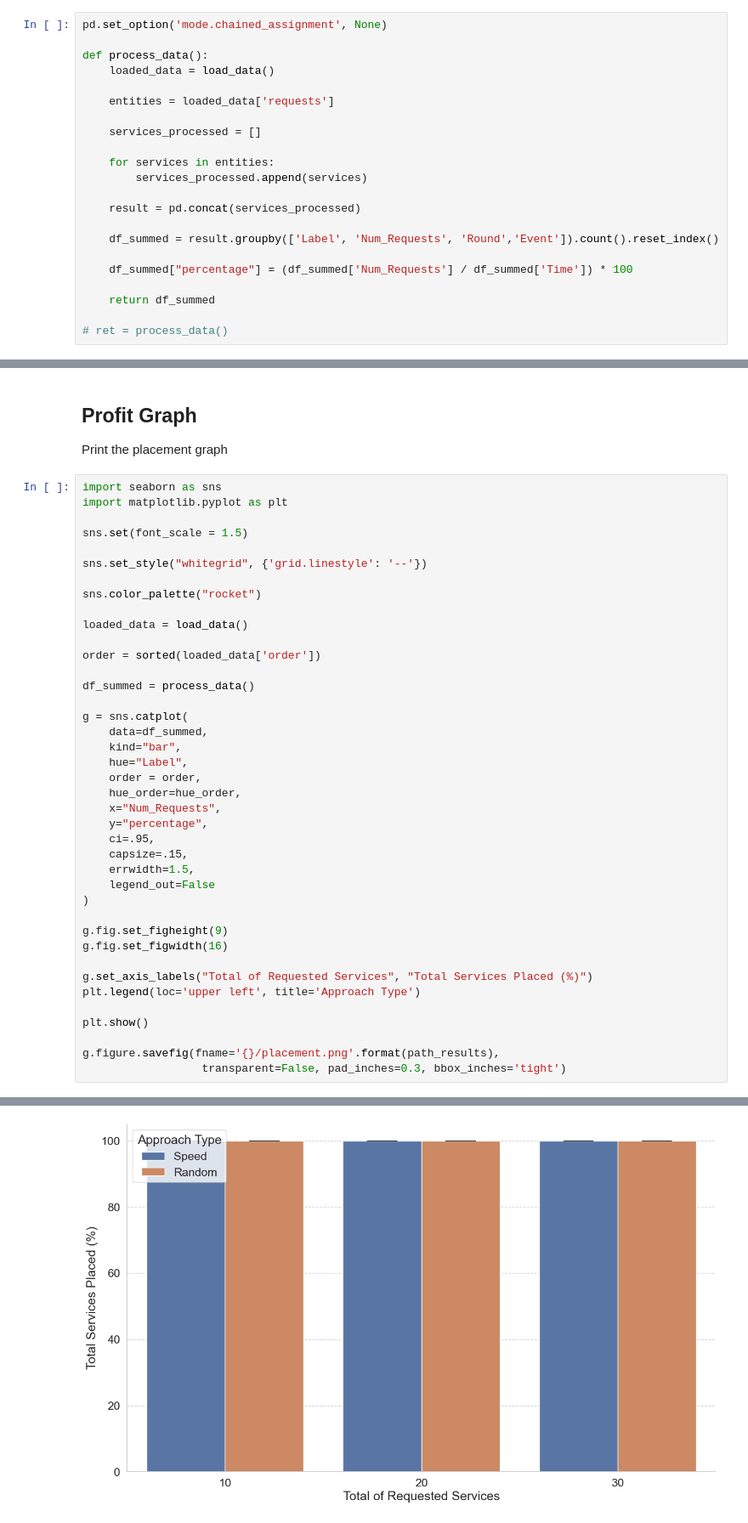
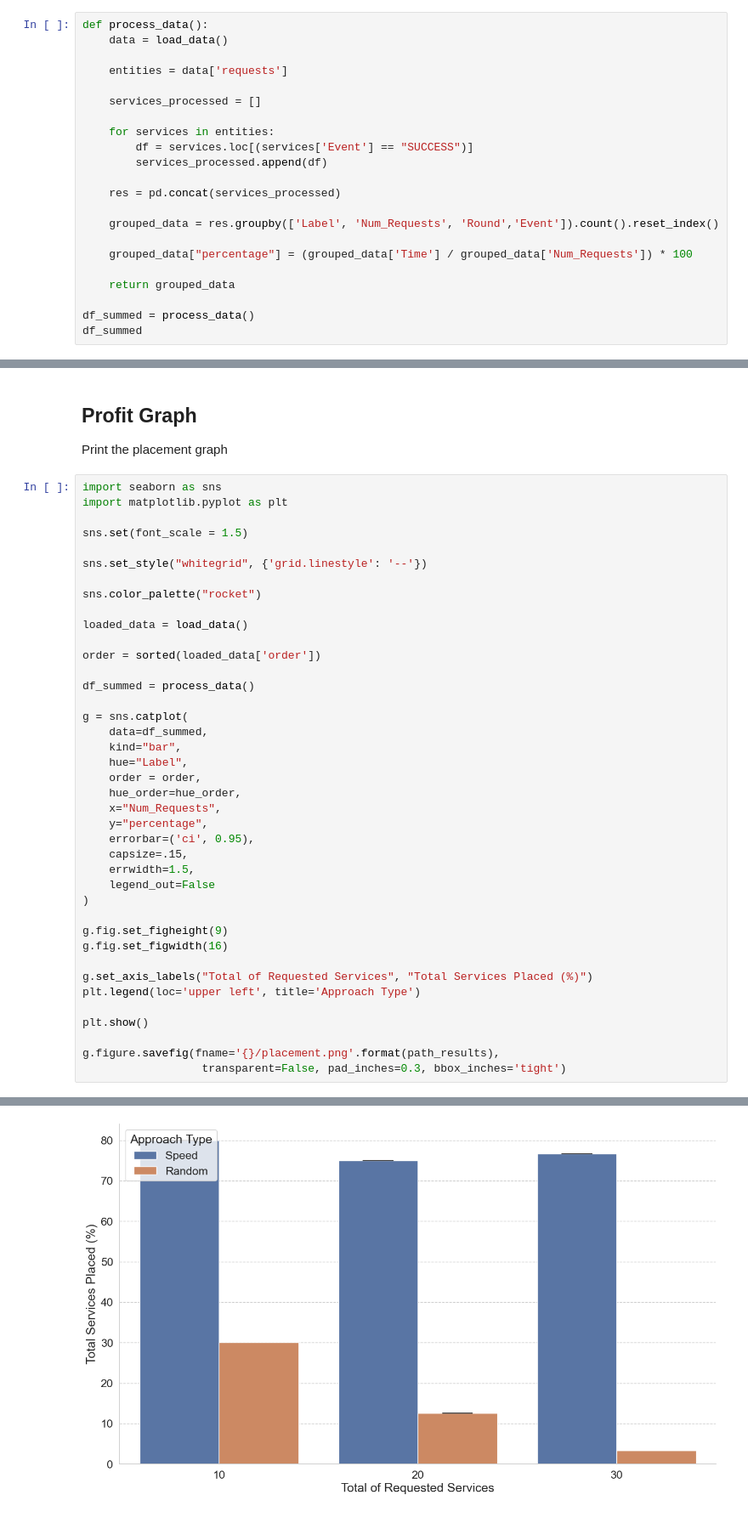
Before and after one commit to anselmobattisti/speed, a Jupyter notebook: experiments/A1/notebook/notebook.ipynb, the cells around one changed output, grey strips where cells are left out. Shown: that part at 85% size. Cells and saved outputs as stored; diff of their text form.

Commit message:
Notebook for first graph.

```diff
--- a/experiments/A1/notebook/notebook.ipynb
+++ b/experiments/A1/notebook/notebook.ipynb
@@ -59,24 +59,24 @@ def load_data():
 
     return data
 # %%
-pd.set_option('mode.chained_assignment', None)
+def process_data():
+    data = load_data()
 
-def process_data():
-    loaded_data = load_data()
-
-    entities = loaded_data['requests']
+    entities = data['requests']
 
     services_processed = []
 
     for services in entities:
-        services_processed.append(services)
+        df = services.loc[(services['Event'] == "SUCCESS")]
+        services_processed.append(df)
 
-    result = pd.concat(services_processed)
+    res = pd.concat(services_processed)
 
-    df_summed = result.groupby(['Label', 'Num_Requests', 'Round','Event']).count().reset_index()
+    grouped_data = res.groupby(['Label', 'Num_Requests', 'Round','Event']).count().reset_index()
 
-    df_summed["percentage"] = (df_summed['Num_Requests'] / df_summed['Time']) * 100
+    grouped_data["percentage"] = (grouped_data['Time'] / grouped_data['Num_Requests']) * 100
 
-    return df_summed
+    return grouped_data
 
-# ret = process_data()
+df_summed = process_data()
+df_summed
@@ -108,7 +120,7 @@ g = sns.catplot(
     hue_order=hue_order,
     x="Num_Requests",
     y="percentage",
-    ci=.95,
+    errorbar=('ci', 0.95),
     capsize=.15,
     errwidth=1.5,
     legend_out=False
@@ -131,4 +140,4 @@ The `ci` parameter is deprecated. Use `errorbar=('ci', 0.95)` for the same effec
-[figure, old version]
+[figure, new version]
 # %%
 import seaborn as sns
 import matplotlib.pyplot as plt
```
Also changed, not shown: parts of 2 cells of this notebook, 6 other files.
